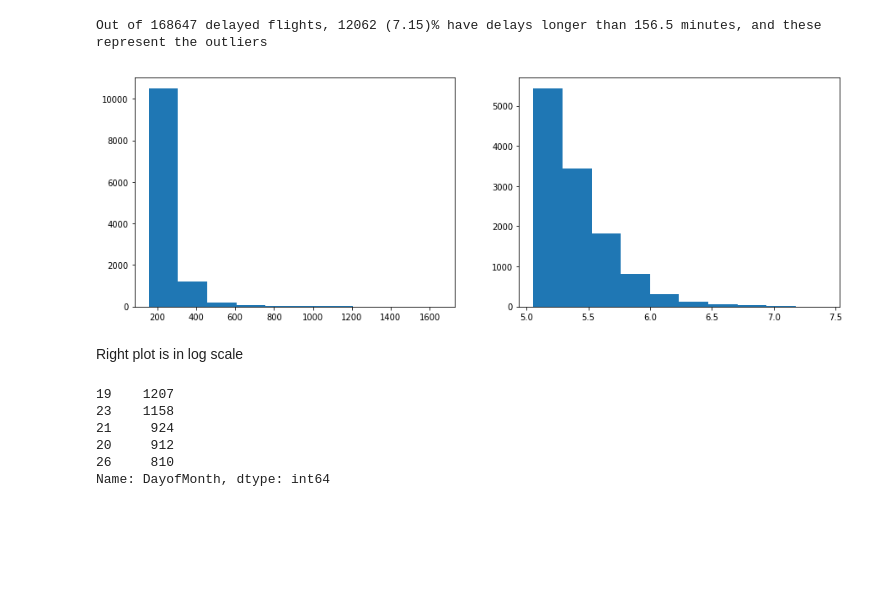
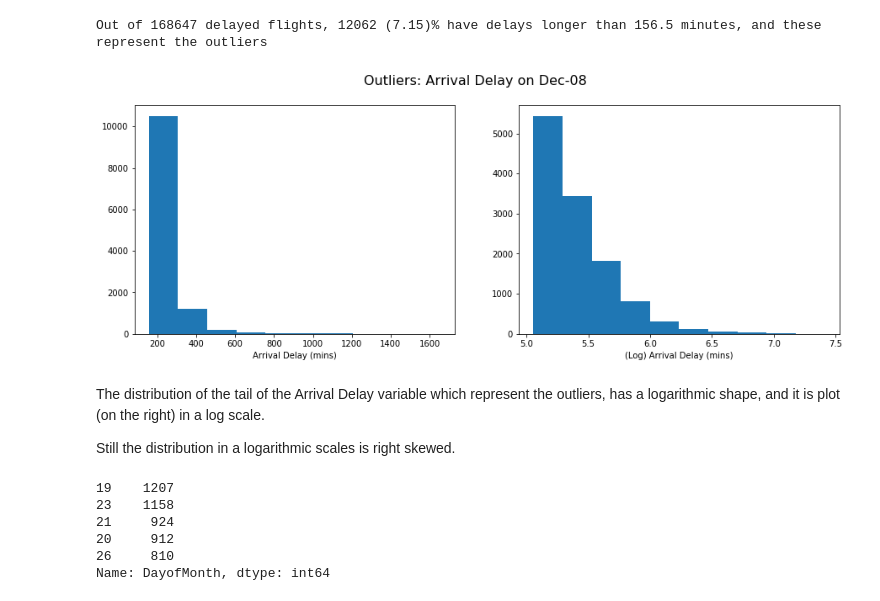
Before and after one commit to thaisruiz/udacity-communicating-data-findings, a Jupyter notebook: Flights_exploration_in_progress.ipynb, the cells around one changed output. Saved outputs shown, nothing was run; the diff lists cells and outputs as text; code cells hidden in the pictures; blank space fills up the shorter version.

Commit message:
add bivariate plots

```diff
--- a/Flights_exploration_in_progress.ipynb
+++ b/Flights_exploration_in_progress.ipynb
@@ -856,16 +848,26 @@ print('Out of {} delayed flights, {} ({})% have delays longer than {} minutes, a
 # %% [output]
 Out of 168647 delayed flights, 12062 (7.15)% have delays longer than 156.5 minutes, and these represent the outliers
 # %%
+# Histogram plotting
+fig= plt.figure()
+fig.suptitle('Outliers: Arrival Delay on Dec-08', fontsize=16)
+
 ax1 = plt.subplot(1,2,1)
 plt.hist(del_outliers.ArrDelay);
+plt.xlabel('Arrival Delay (mins)')
 
 # Histogram on a log scale
-ax1 = plt.subplot(1,2,2)
-plt.hist(np.log(del_outliers.ArrDelay));
+ax2 = plt.subplot(1,2,2)
+plt.hist(np.log(del_outliers.ArrDelay))
+plt.xlabel('(Log) Arrival Delay (mins)');
+#xticks = [200, 500, 1000]
+#plt.xticks(xticks, xticks);
 # %% [output]
-[figure, old version]
+[figure, new version]
-# %% [markdown]
-Right plot is in log scale
+# %% [markdown]
+The distribution of the tail of the Arrival Delay variable which represent the outliers, has a logarithmic shape, and it is plot (on the right) in a log scale.
+
+Still the distribution in a logarithmic scales is right skewed.
 # %%
 del_outliers.DayofMonth.value_counts().head()
 # %% [output]
```
Also changed, not shown: parts of 28 cells of this notebook.
